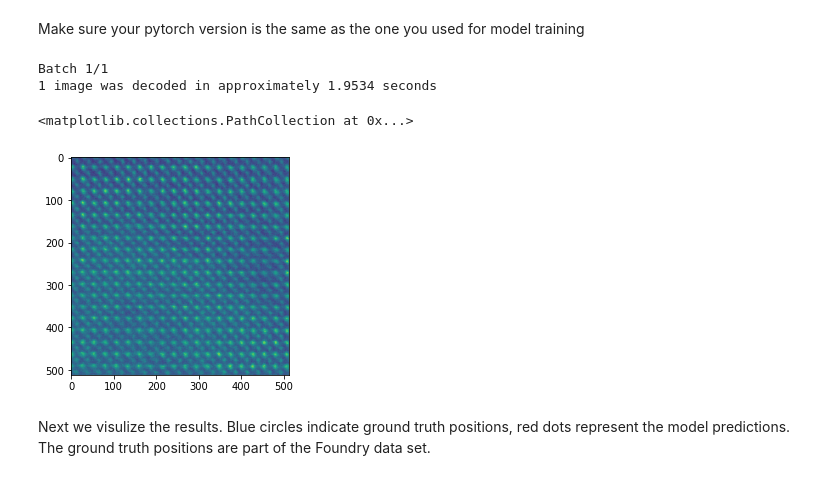
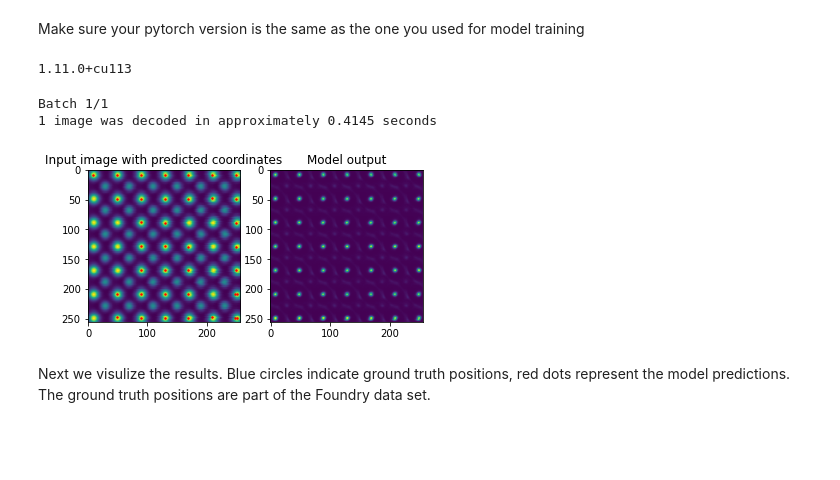
Before and after one commit to navn1/atomfinder_skunkworks, a Jupyter notebook: evaluation/Atomfinder_model_evaluation.ipynb, the cells around one changed output. Drawn from its saved outputs; the diff is of its cells as text; code cells hidden in the pictures; blank space fills up the shorter version.

Commit message:
modified model loading codes

```diff
--- a/evaluation/Atomfinder_model_evaluation.ipynb
+++ b/evaluation/Atomfinder_model_evaluation.ipynb
@@ -96,32 +96,42 @@ Make sure your pytorch version is the same as the one you used for model trainin
 index = 255 # the index number of the image you want to load from the whole dataset (0-298)
 key = list(imgs.keys())[index]
 im = np.asarray(imgs[key])
+# %%
+# load one of my local image for quick test
+import numpy as np
+im = np.load('/content/drive/MyDrive/AtomfinderProject/Data/STO-simu/DiffMag/10/STO_000.npy')
 # %%
 # load the model you want to use and run
 !pip install atomai
 import atomai
 import torch
+print(torch.__version__)
+# %% [output]
+1.11.0+cu113
 # %%
-w = torch.load('/content/drive/MyDrive/AtomfinderProject/AtomFinder_Skunkworks/Jingrui Wei/model_0428_2336_metadict_final.tar',map_location=torch.device('cpu'))
+w = torch.load('/content/drive/MyDrive/AtomfinderProject/AtomFinder_Skunkworks/Jingrui Wei/model_0428_2336_metadict_final.tar', map_location=torch.device('cpu'))
 ww = list(w.items())[8][1]
-model = atomai.nets.SegResNet(nb_classes=1) # consistent with the model you are loading
-model.load_state_dict(ww)
-
-pseg = atomai.predictors.SegPredictor(model)
-nn_output, coords = pseg.run(im)
+model = atomai.models.Segmentor(model = 'SegResNet',nb_classes=1)
+model.net.load_state_dict(ww)
+nn_output, coords =model.predict(im, refine = False)
 predictpos_y, predictpos_x, _ = coords[0].T
 # %% [output]
 Batch 1/1
-1 image was decoded in approximately 1.9534 seconds
+1 image was decoded in approximately 0.4145 seconds
 # %%
 # Take a quick look at the model outputs
 import matplotlib.pyplot as plt
-#plt.imshow(im)
-plt.imshow(nn_output)
-plt.scatter(predictpos_y, predictpos_x)
+fig = plt.figure()
+fig.add_subplot(121)
+plt.imshow(im)
+plt.scatter(predictpos_y, predictpos_x, c = 'r', s = 2)
+plt.title('Input image with predicted coordinates')
+fig.add_subplot(122)
+plt.imshow(nn_output[0,:,:,0])
+plt.title('Model output')
+plt.show()
 # %% [output]
-<matplotlib.collections.PathCollection at 0x...>
-[figure, old version]
+[figure, new version]
 # %% [markdown]
 Next we visulize the results. Blue circles indicate ground truth positions, red dots represent the model predictions. The ground truth positions are part of the Foundry data set.
 # %%
```
